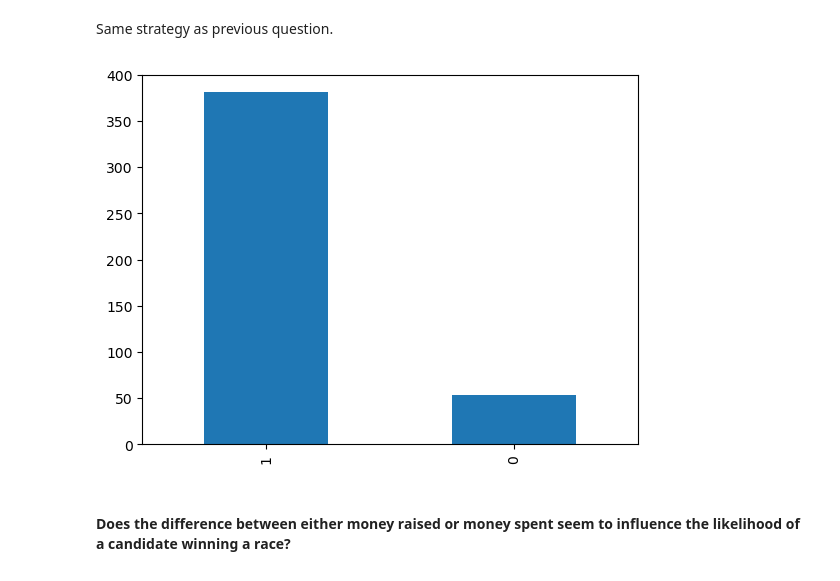
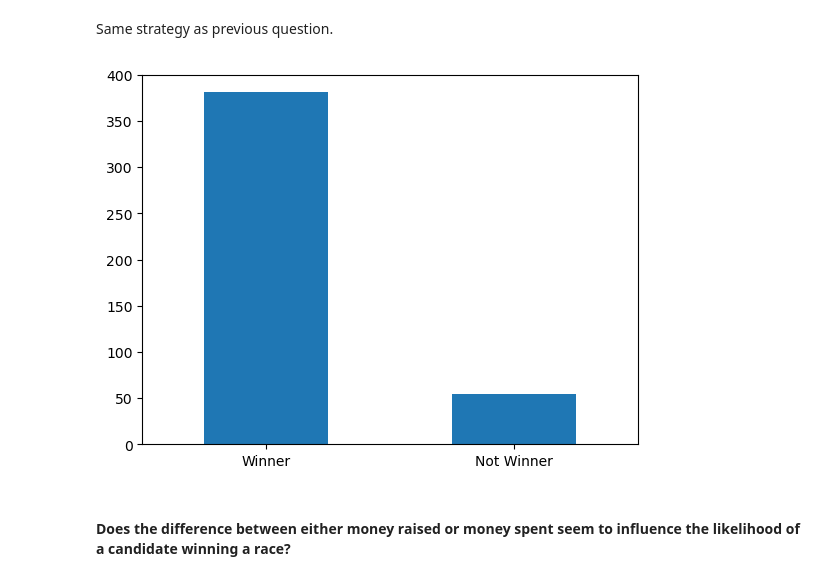
Before and after one commit to nss-data-science-cohort-7/webscraping-open-secrets-bone_scrapers, a Jupyter notebook: notebooks/tw_03_eda.ipynb, the cells around one changed output. Drawn from its saved outputs; the diff is of its cells as text; code cells hidden in the pictures.

```diff
--- a/notebooks/tw_03_eda.ipynb
+++ b/notebooks/tw_03_eda.ipynb
@@ -61,11 +79,14 @@ Same strategy as previous question.
 # %%
 # new column with max spent in each district race
 candidates['max_spent'] = candidates.groupby(['state_name', 'district'])['money_spent'].transform('max')
 
 spent_winner = candidates.loc[candidates['money_spent'] == candidates['max_spent']]
 
-spent_winner['winner'].value_counts().plot.bar();
+spent_winner['winner'].value_counts().plot.bar()
+plt.xticks(rotation = 0, labels = ['Winner', 'Not Winner'], ticks = [0, 1]);
+
+# are the ones who raised and spent the most money completely synonymous? Seems likely
 # %% [output]
-[figure, old version]
+[figure, new version]
 # %% [markdown]
 #### Does the difference between either money raised or money spent seem to influence the likelihood of a candidate winning a race?
```
Also changed, not shown: parts of 13 cells of this notebook, 1 other file.
